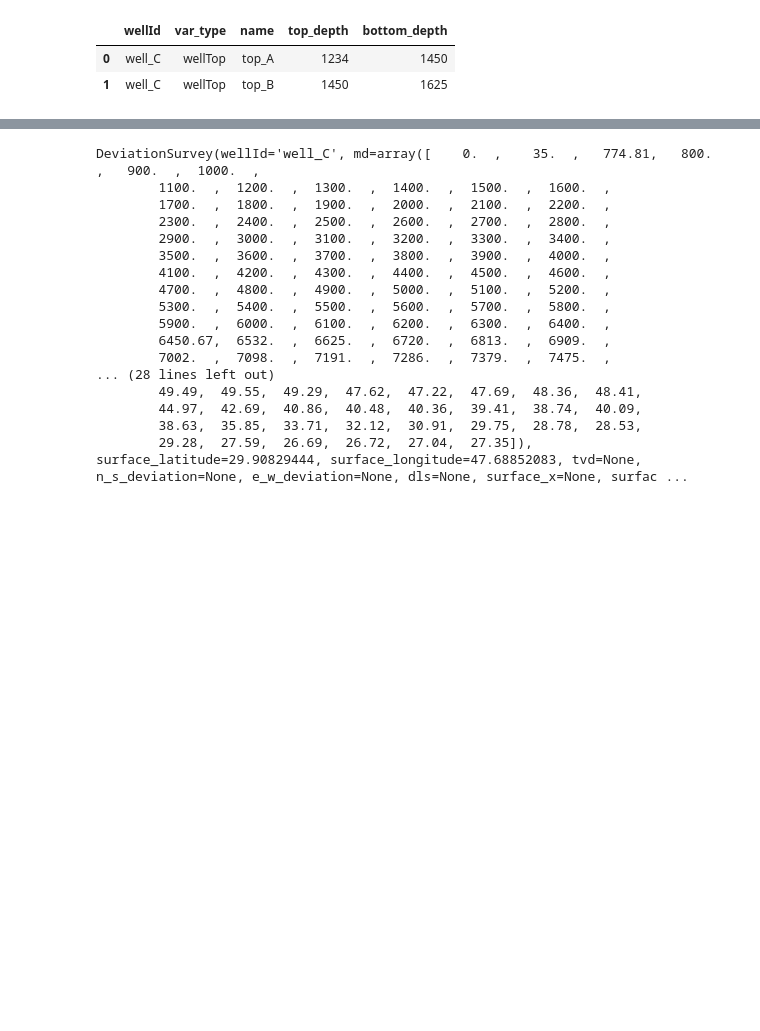
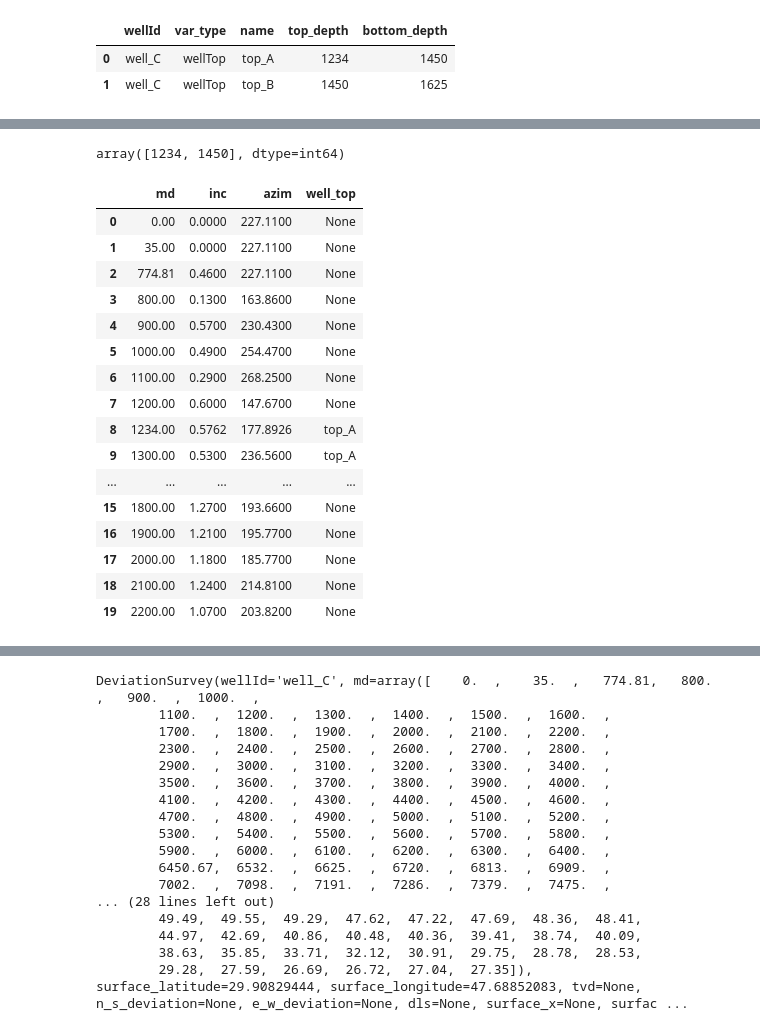
Before and after one commit to bpamos/welltrajconvert, a Jupyter notebook: notebook/Interpolate.ipynb, the cells around one changed output, grey strips where cells are left out. Saved outputs shown, nothing was run; the diff lists cells and outputs as text; code cells hidden in the pictures; blank space fills up the shorter version.

```diff
--- a/notebook/Interpolate.ipynb
+++ b/notebook/Interpolate.ipynb
@@ -51,0 +74,3 @@ df_interp.head()
+# %%
+interp_vals = np.array([interp_dict[0]['top_depth'],interp_dict[0]['bottom_depth']])
+interp_vals
@@ -132,0 +98,5 @@ plt.show()
+# %%
+new_md = np.array(df_interp['top_depth'])
+new_md
+# %% [output]
+array([1234, 1450], dtype=int64)
@@ -132,0 +127,56 @@ plt.show()
+# %%
+def interp_vals(interp_md, md, inc_arr, azim_arr):
+
+    md_new,inc_arr = interp_new_values(interp_md, md, inc_arr)
+    #print(md)
+    md_new,azim_arr = interp_new_values(interp_md, md, azim_arr)
+    #print(md)
+
+    interp_vals = np.stack((md_new, inc_arr,azim_arr),axis=1)
+    #print(interp_vals)
+
+    df_array = pd.DataFrame(data=interp_vals, columns=["md", "inc", 'azim'])
+
+    return df_array
+# %%
+md = np.array(df_well['md'])
+inc = np.array(df_well['inc'])
+azim = np.array(df_well['azim'])
+
+interp_md = np.array(df_interp['top_depth'])
+y = azim
+
+#md,y = interp_new_values(interp_md, md, y)
+# print(md)
+# print(y)
+
+df_array = interp_vals(interp_md, md, inc, azim)
+df_array.head(20)
+
+
+# convert to series
+s = pd.Series(df_array['md'])
+s = s.between(interp_md.min(), interp_md.max(), inclusive=True)
+
+# replace column
+df_array['well_top'] = s
+df_array['well_top'] = np.where(df_array['well_top']==True, name, None)
+df_array.head(20)
+# %% [output]
+|  | md | inc | azim | well_top |
+| 0 | 0.00 | 0.0000 | 227.1100 | None |
+| 1 | 35.00 | 0.0000 | 227.1100 | None |
+| 2 | 774.81 | 0.4600 | 227.1100 | None |
+| 3 | 800.00 | 0.1300 | 163.8600 | None |
+| 4 | 900.00 | 0.5700 | 230.4300 | None |
+| 5 | 1000.00 | 0.4900 | 254.4700 | None |
+| 6 | 1100.00 | 0.2900 | 268.2500 | None |
+| 7 | 1200.00 | 0.6000 | 147.6700 | None |
+| 8 | 1234.00 | 0.5762 | 177.8926 | top_A |
+| 9 | 1300.00 | 0.5300 | 236.5600 | top_A |
+| ... | ... | ... | ... | ... |
+| 15 | 1800.00 | 1.2700 | 193.6600 | None |
+| 16 | 1900.00 | 1.2100 | 195.7700 | None |
+| 17 | 2000.00 | 1.1800 | 185.7700 | None |
+| 18 | 2100.00 | 1.2400 | 214.8100 | None |
+| 19 | 2200.00 | 1.0700 | 203.8200 | None |
```
Also changed, not shown: parts of 23 cells of this notebook.
